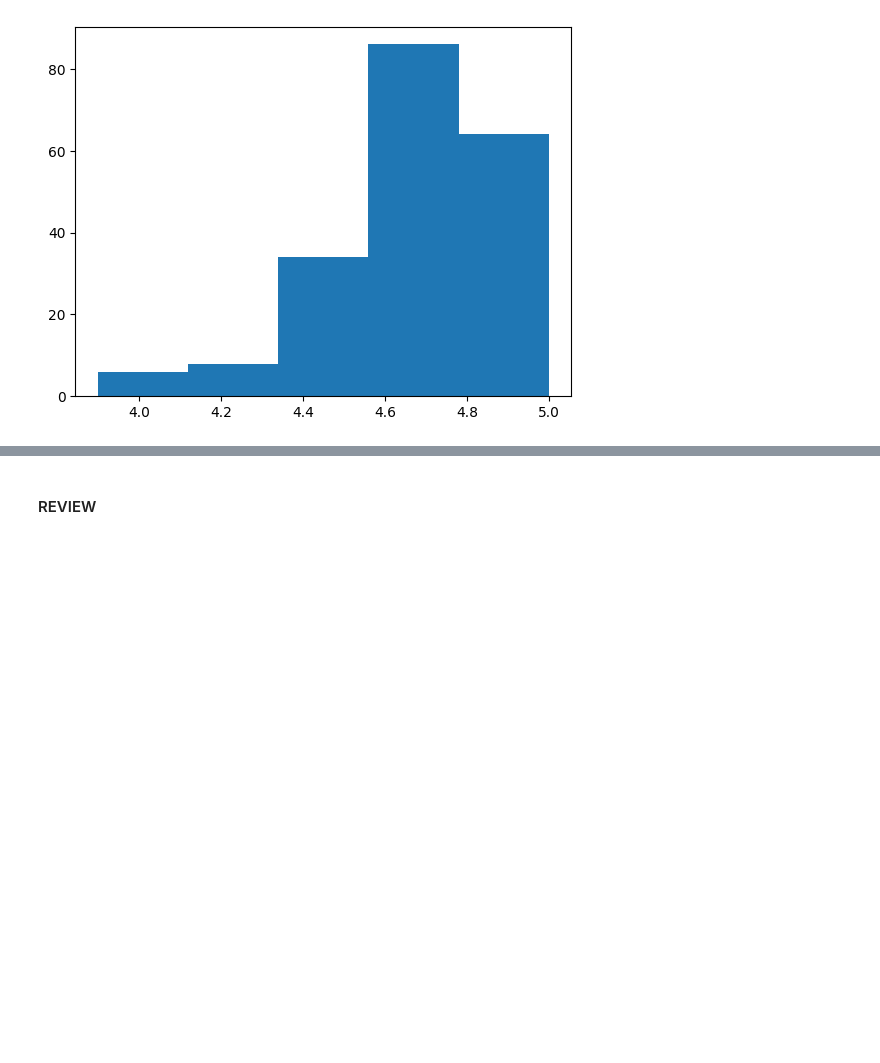
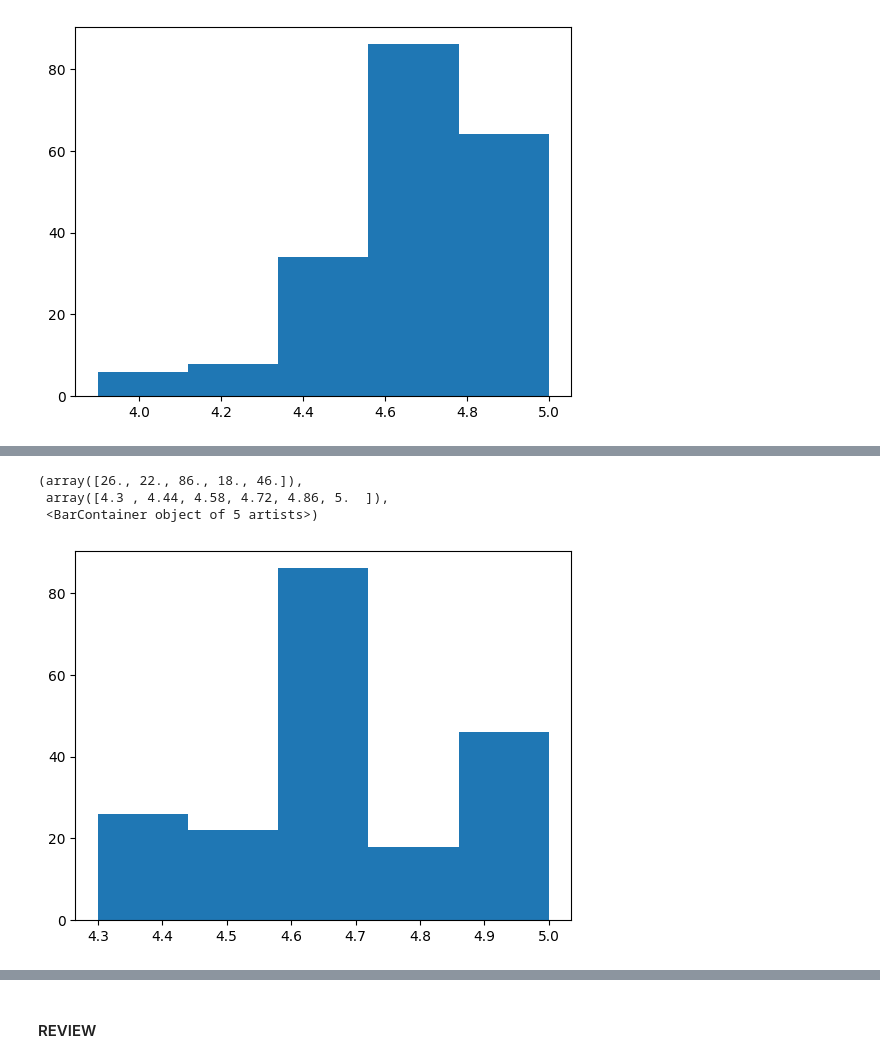
Before and after one commit to eusoulucas/coffee_shop_data_insight, a Jupyter notebook: analysis.ipynb, the cells around one changed output, grey strips where cells are left out. Saved outputs shown, nothing was run; the diff lists cells and outputs as text; code cells hidden in the pictures; blank space fills up the shorter version.

```diff
--- a/analysis.ipynb
+++ b/analysis.ipynb
@@ -85,0 +125,11 @@ plt.hist(coffeeDF['Rating'], bins=5)
+# %%
+# removendo os outliers
+coffeeDF_no = remove_outlier(coffeeDF, 'Rating')
+
+# Plotando novamente
+plt.hist(coffeeDF_no['Rating'], bins=5)
+# %% [output]
+(array([26., 22., 86., 18., 46.]),
+ array([4.3 , 4.44, 4.58, 4.72, 4.86, 5.  ]),
+ <BarContainer object of 5 artists>)
+[figure, added]
```
Also changed, not shown: parts of 27 cells of this notebook.
